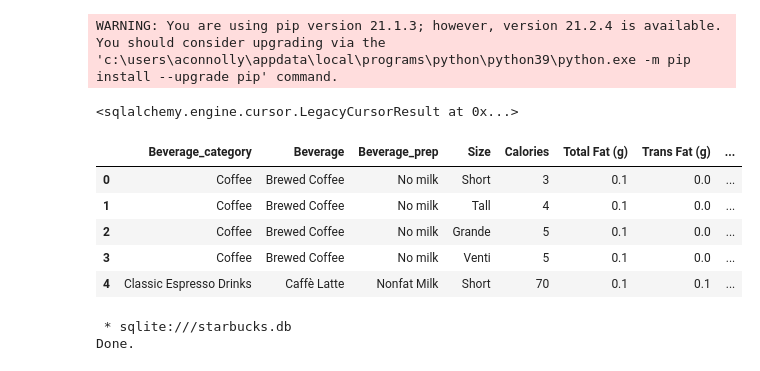
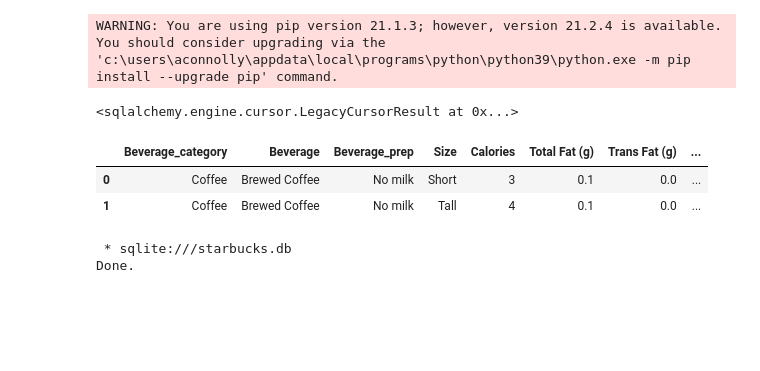
Before and after one commit to Ramyals-web/Starbucks-Project, a Jupyter notebook: StarbucksNutrition.ipynb, the cells around one changed output. Saved outputs shown, nothing was run; the diff lists cells and outputs as text; code cells hidden in the pictures; blank space fills up the shorter version.

```diff
--- a/StarbucksNutrition.ipynb
+++ b/StarbucksNutrition.ipynb
@@ -39,15 +39,12 @@ connection.execute('drop table if exists starbucks_nutrition')
 # %% [output]
 <sqlalchemy.engine.cursor.LegacyCursorResult at 0x...>
 # %%
-df = pd.read_csv('starbucks_nutrition.csv').reset_index(drop=True)
-df.head()
+df = pd.read_csv('starbucks_nutrition.csv')
+df.head(2)
 # %% [output]
 |  | Beverage_category | Beverage | Beverage_prep | Size | Calories | Total Fat (g) | Trans Fat (g) | ... |
 | 0 | Coffee | Brewed Coffee | No milk | Short | 3 | 0.1 | 0.0 | ... |
 | 1 | Coffee | Brewed Coffee | No milk | Tall | 4 | 0.1 | 0.0 | ... |
-| 2 | Coffee | Brewed Coffee | No milk | Grande | 5 | 0.1 | 0.0 | ... |
-| 3 | Coffee | Brewed Coffee | No milk | Venti | 5 | 0.1 | 0.0 | ... |
-| 4 | Classic Espresso Drinks | Caffè Latte | Nonfat Milk | Short | 70 | 0.1 | 0.1 | ... |
 # %%
 df.to_sql('starbucks_nutrition', connection, if_exists='replace')
 # %%
```
Also changed, not shown: parts of 6 cells of this notebook, 17 other files.
